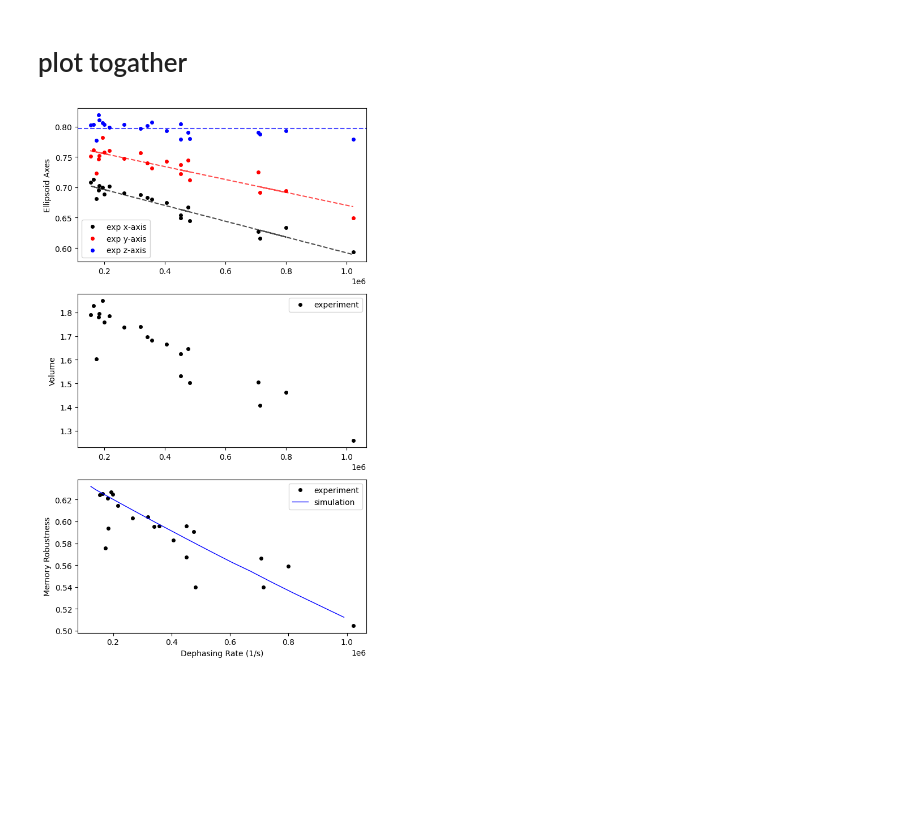
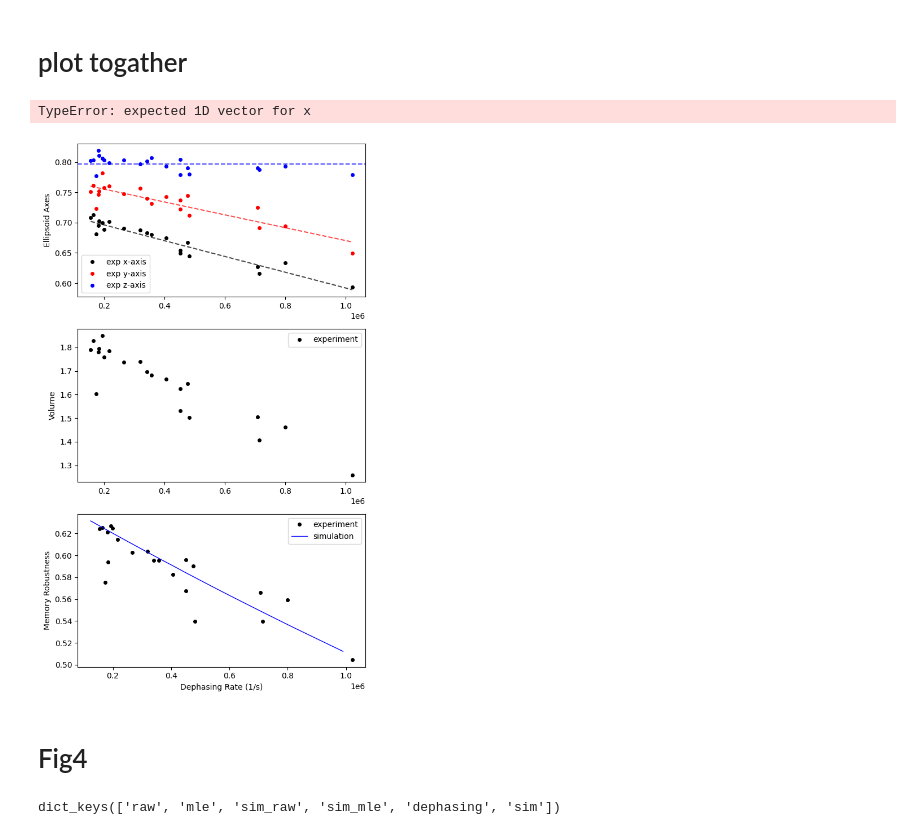
Before and after one commit to 44hsiang/quantum_memory_data, a Jupyter notebook: Markovian_data.ipynb, the cells around one changed output. Cells and saved outputs as stored; diff of their text form; code cells hidden in the pictures; blank space fills up the shorter version.

Commit message:
Markovian data plot complete

```diff
--- a/Markovian_data.ipynb
+++ b/Markovian_data.ipynb
@@ -614,13 +601,38 @@ Text(0.5, 0, 'T2(us)')
 # %% [markdown]
 # plot togather
+# %%
+import numpy as np
+
+def get_linear_fit_data(x_data, y_data, num_points=100):
+    x = np.array(x_data)
+    y = np.array(y_data)
+
+    sort_idx = np.argsort(x)
+    x_sorted = x[sort_idx]
+    y_sorted = y[sort_idx]
+
+    coeffs = np.polyfit(x_sorted, y_sorted, 1)
+
+    x_fit = np.linspace(x_sorted.min(), x_sorted.max(), num_points)
+
+    y_fit = np.polyval(coeffs, x_fit)
+
+    return x_fit, y_fit, coeffs
+x_data, axes_x_fit, _ = get_linear_fit_data(exp_dephasing_rates, exp_axes_list[:, 0])
+
+# --- 使用範例 ---
+# x_fit, y_fit, _ = get_linear_fit_data(exp_dephasing_rates, exp_axes_list[:, 0])
+# ax.plot(x_fit, y_fit, 'k--', label='Fit')
+# %% [output]
+TypeError: expected 1D vector for x
 # %%
 # Plot simulation and experiment data together: axes, volume and robustness vs dephasing_rate
 
 # Prepare experiment data
-exp_dephasing_rates = np.array([dephasing_data[key]['qubit_properties']['dephasing_rate'] for key in dephasing_data.keys()])
-exp_axes_list = np.array([dephasing_data[key]['ellipsoid']['axes'] for key in dephasing_data.keys()])
-exp_volume_list = np.array([dephasing_data[key]['ellipsoid']['volume'] for key in dephasing_data.keys()])
-exp_robustness_list = np.array([dephasing_data[key]['quantum_information']['robustness'] for key in dephasing_data.keys()])
+exp_dephasing_rates = np.array([Markovian_data['raw'][key]['qubit_properties']['dephasing_rate'] for key in Markovian_data['raw'].keys()]).flatten()
+exp_axes_list = np.array([Markovian_data['raw'][key]['ellipsoid']['axes'] for key in Markovian_data['raw'].keys()])
+exp_volume_list = np.array([Markovian_data['raw'][key]['ellipsoid']['volume'] for key in Markovian_data['raw'].keys()])
+exp_robustness_list = np.array([Markovian_data['raw'][key]['quantum_information']['robustness'] for key in Markovian_data['raw'].keys()])
 
 # Prepare simulation data - calculate dephasing_rate from T1 and T2 if not present
 sim_dephasing_rates = []
@@ -651,40 +663,42 @@ fig, (ax_axes_comp, ax_volume_comp, ax_robust_comp) = plt.subplots(3, 1, figsize
 ax_axes_comp.plot(exp_dephasing_rates, exp_axes_list[:, 0], 'ko', label='exp x-axis', markersize=4)
 ax_axes_comp.plot(exp_dephasing_rates, exp_axes_list[:, 1], 'ro', label='exp y-axis', markersize=4)
 ax_axes_comp.plot(exp_dephasing_rates, exp_axes_list[:, 2], 'bo', label='exp z-axis', markersize=4)
 
 # Fitting for axes using polyfit (linear fitting with degree 1)
 # Ensure 1D arrays
-x_fit = np.asarray(exp_dephasing_rates).flatten()
-
+x_data, axes_x_fit, _ = get_linear_fit_data(exp_dephasing_rates, exp_axes_list[:, 0])
 # X-axis: linear fitting
-coeffs_x = np.polyfit(x_fit, exp_axes_list[:, 0], 1)
-fit_x = np.polyval(coeffs_x, x_fit)
-ax_axes_comp.plot(x_fit, fit_x, 'k--', alpha=0.7, linewidth=1.5)
-
+ax_axes_comp.plot(x_data, axes_x_fit, 'k--', alpha=0.7, linewidth=1.5)
 # Y-axis: linear fitting
-coeffs_y = np.polyfit(x_fit, exp_axes_list[:, 1], 1)
-fit_y = np.polyval(coeffs_y, x_fit)
-ax_axes_comp.plot(x_fit, fit_y, 'r--', alpha=0.7, linewidth=1.5)
+x_data, axes_y_fit, _ = get_linear_fit_data(exp_dephasing_rates, exp_axes_list[:, 1])
+ax_axes_comp.plot(x_data, axes_y_fit, 'r--', alpha=0.7, linewidth=1.5)
 
 # Z-axis: horizontal line (average)
 z_mean = np.mean(exp_axes_list[:, 2])
 ax_axes_comp.axhline(y=z_mean, color='b', linestyle='--', alpha=0.7, linewidth=1.5)
 ax_axes_comp.set_ylabel('Ellipsoid Axes')
 ax_axes_comp.legend()
+Markovian_data['raw_fit']={'dephasing_rate': x_data, 'x_axis_fit': axes_x_fit, 'x_fit_params': _, 'y_axis_fit': axes_y_fit, 'y_fit_params': _, 'z_axis_fit': z_mean}
 
 # Plot 2: Volume comparison
 ax_volume_comp.plot(exp_dephasing_rates, exp_volume_list, 'ko', label='experiment', markersize=4, linewidth=1)
 ax_volume_comp.set_ylabel('Volume')
 ax_volume_comp.legend()
 
 # Plot 3: Robustness comparison
 ax_robust_comp.plot(exp_dephasing_rates, exp_robustness_list, 'ko', label='experiment', markersize=4, linewidth=1)
 ax_robust_comp.plot(sim_dephasing_rates, sim_robustness_list, 'b-', label='simulation', linewidth=1)
 ax_robust_comp.set_xlabel('Dephasing Rate (1/s)')
 ax_robust_comp.set_ylabel('Memory Robustness')
 ax_robust_comp.legend()
 
 plt.tight_layout()
 plt.show()
 # %% [output]
-[figure, old version]
+[figure, new version]
+# %% [markdown]
+# Fig4
+# %%
+Markovian_data.keys()
+# %% [output]
+dict_keys(['raw', 'mle', 'sim_raw', 'sim_mle', 'dephasing', 'sim'])
```
Also changed, not shown: parts of 34 cells of this notebook, 11 other files.
